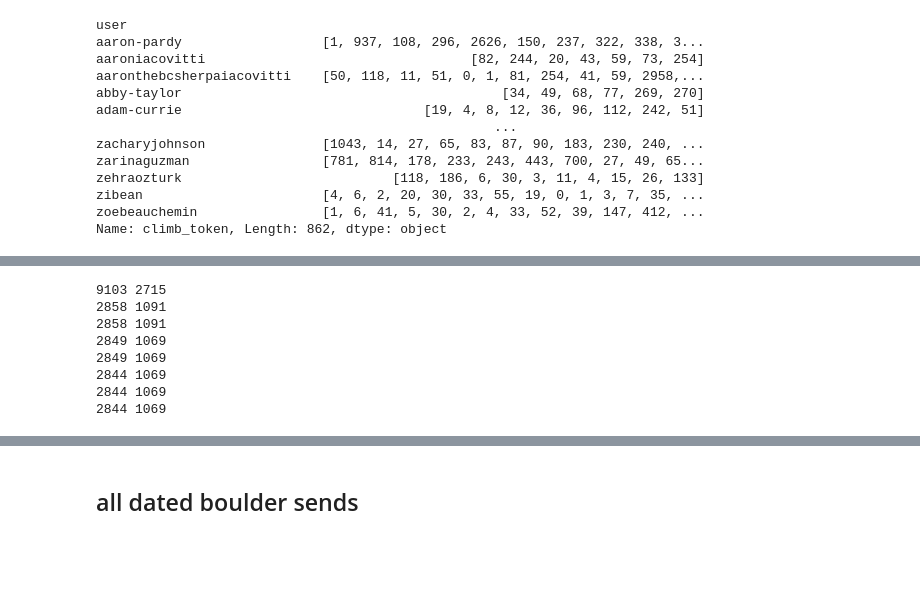
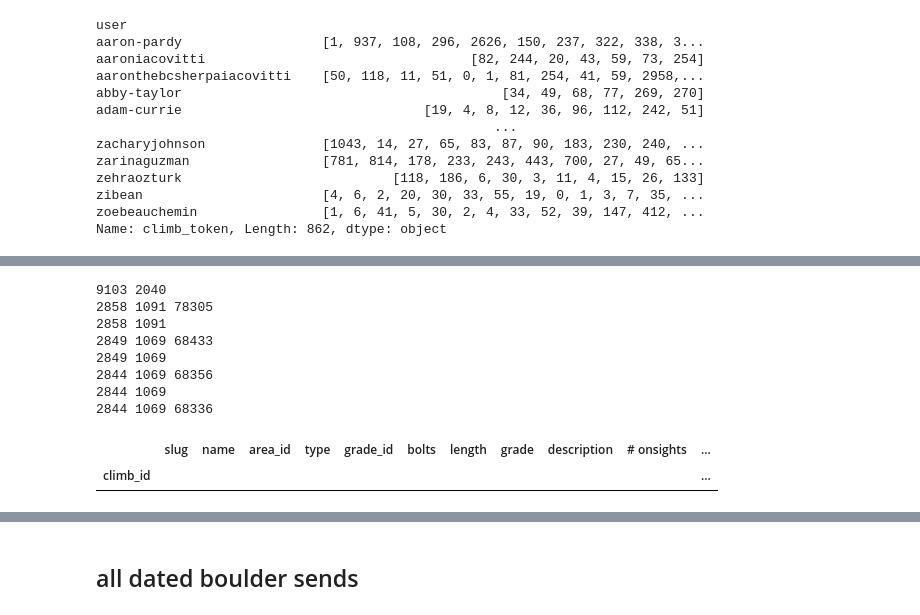
Before and after one commit to lrthomps/cs224u, a Jupyter notebook: final project/sendage/sequence.ipynb, the cells around one changed output, grey strips where cells are left out. Saved outputs shown, nothing was run; the diff lists cells and outputs as text; code cells hidden in the pictures; blank space fills up the shorter version.

```diff
--- a/final project/sendage/sequence.ipynb
+++ b/final project/sendage/sequence.ipynb
@@ -312,16 +313,21 @@ def self_consistent_min(ascents, climbers, climbs, n_min=5):
 # %%
 bc_bascents = bc_ascents[np.isin(bc_ascents['climb_id'], bc_boulders.index) & ~bc_ascents['date'].isna()]
 # %%
-bc_bascents, bc_boulderers, bc_boulders_5 = self_consistent_min(bc_bascents, climbers_df.copy().set_index('name'), bc_boulders.copy())
+bc_bascents, bc_boulderers, bc_boulders_5 = self_consistent_min(bc_bascents, bc_climbers.copy().set_index('name'), bc_boulders.copy())
 # %% [output]
-9103 2715
+9103 2040
+2858 1091 78305
 2858 1091
-2858 1091
+2849 1069 68433
 2849 1069
-2849 1069
+2844 1069 68356
 2844 1069
-2844 1069
-2844 1069
+2844 1069 68336
+# %%
+bc_boulders_5[~np.isin(bc_boulders_5.index, bc_bascents['climb_id'])]
+# %% [output]
+|  | slug | name | area_id | type | grade_id | bolts | length | grade | description | # onsights | ... |
+| climb_id |  |  |  |  |  |  |  |  |  |  | ... |
 # %%
 bc_bascents['V grade'] = to_num_grade(bc_bascents['grade'])
 bc_bascents = bc_bascents.sort_values(['user', 'date', 'V grade'])
```
Also changed, not shown: parts of 46 cells of this notebook, 3 other files.
